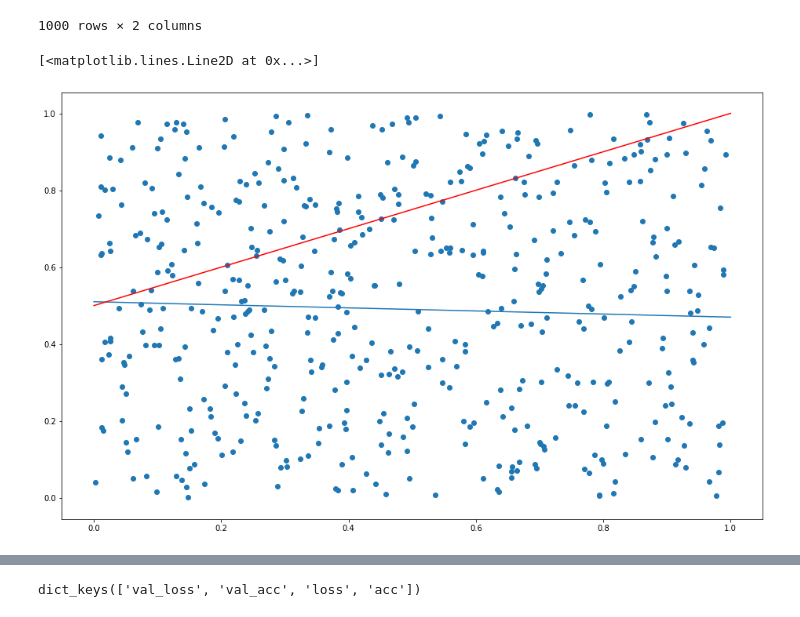
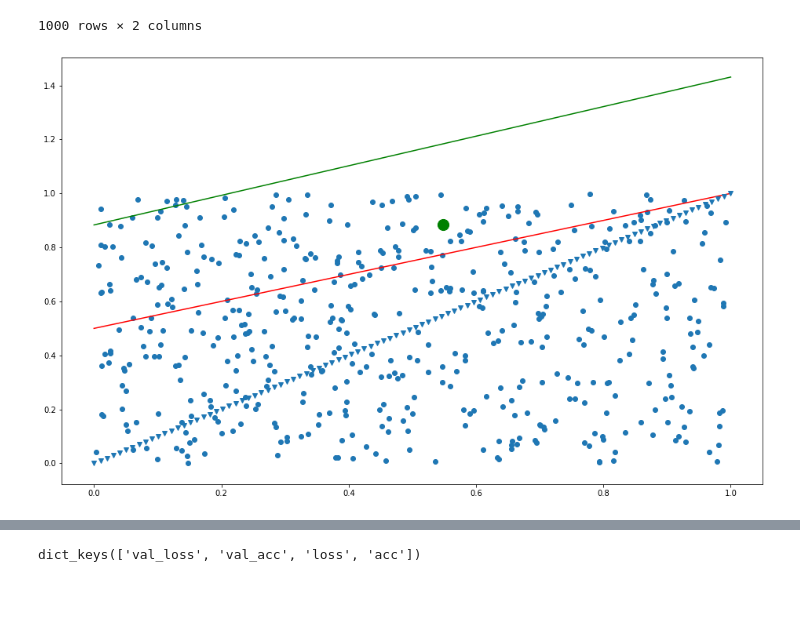
Before and after one commit to m0tela01/DeepLearning, a Jupyter notebook: HW1/assignment1.ipynb, the cells around one changed output, grey strips where cells are left out. Saved outputs shown, nothing was run; the diff lists cells and outputs as text; code cells hidden in the pictures.

```diff
--- a/HW1/assignment1.ipynb
+++ b/HW1/assignment1.ipynb
@@ -15,6 +14,10 @@ import keras
 from keras import models, layers, losses, metrics, optimizers
 import warnings
 warnings.filterwarnings('ignore')
+# %%
+import seaborn as sns
+sns.set
+sns.set_style("darkgrid")
 # %% [markdown]
 # (1)
 # %% [markdown]
@@ -152,8 +155,14 @@ prop3 = learningRate * michael.dSigmoid(outputNode) * hidden3
 # %%
 # dataset1 = np.random.choice([0, 1,], size=(500,500), p=[0.8, 1-0.8])
 # dataset1 = np.random.normal(0, 1, 1000)
-dataset1 =  0.8 * np.random.randn(100)
-plt.hist(dataset1)
-df = pd.DataFrame(dataset1)
-df
+# dataset1 =  0.8 * np.random.randn(100)
+# plt.hist(dataset1)
+
+dataset = []
+numOfDataPoints = 200
+x = np.random.rand(numOfDataPoints)
+y = np.random.rand(numOfDataPoints)
+dataset.append(x)
+dataset.append(y)
+dataset = np.transpose(dataset)
 # %% [output]
@@ -199,22 +185,26 @@ df
 | 999 | 0.161674 | 0.170661 |
 1000 rows × 2 columns
 # %%
-line = np.linspace(0.51, 0.47, 2)
+# line = np.linspace(0.51, 0.47, 2)
+# plt.plot(line)
+
 slope = np.linspace(0, 1, 100)
 
 a = 0.5 * slope + 0.5
 # a1 = 0.69 * slope + 0.77
-# print(sum(a)<sum(a1))
-# print(sum(a<a1))
+a1 = dataset[14][0] * slope + dataset[14][1]
+
 
 plt.figure(figsize=(16,10))
 plt.scatter(x,y)
 
-plt.plot(line)
 plt.plot(slope, a, '-r')
-# plt.plot(slope, a1, 'g')
+plt.plot(slope, a1, 'g')
+plt.scatter(dataset[14][0], dataset[14][1], color='green', s=200)
+# plt.scatter(.66, .85, color='green', s=200)
+plt.plot(slope, slope, 'v')
+plt.show()
 # %% [output]
-[<matplotlib.lines.Line2D at 0x...>]
-[figure, old version]
+[figure, new version]
 # %%
 labels = []
```
Also changed, not shown: parts of 16 cells of this notebook.
